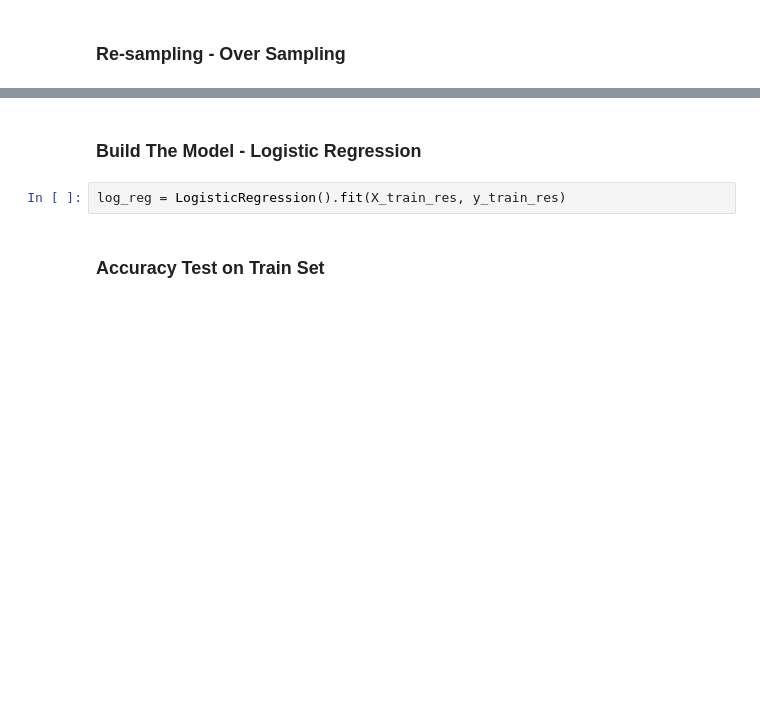
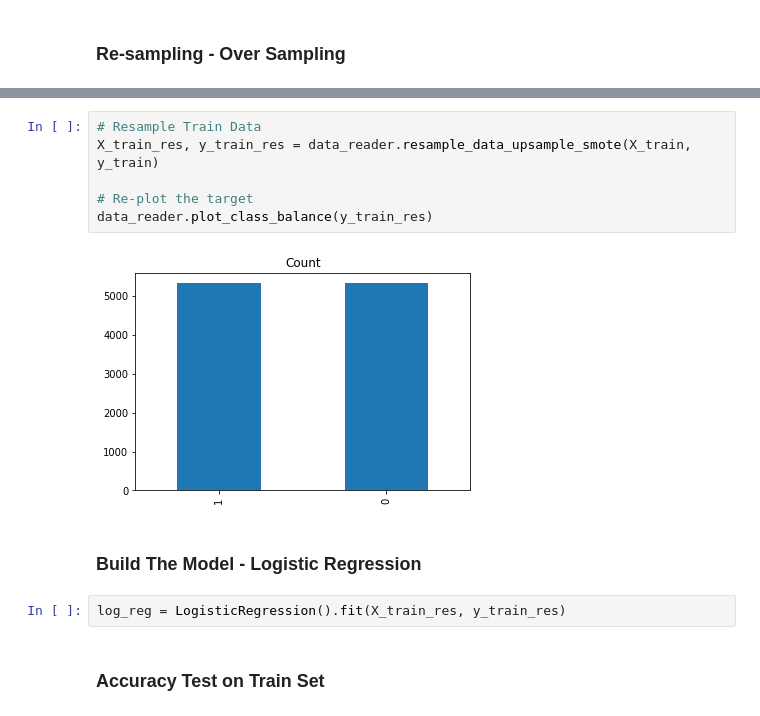
Before and after one commit to adv-dsi-group4/nba-career-prediction, a Jupyter notebook: notebooks/tin_hnin_13738339_week_2_logistic_regression_stdScaling_SMOTE_selectFeatures.ipynb, the cells around one changed output, grey strips where cells are left out. Saved outputs shown, nothing was run; the diff lists cells and outputs as text; blank space fills up the shorter version.

```diff
--- a/notebooks/tin_hnin_13738339_week_2_logistic_regression_stdScaling_SMOTE_selectFeatures.ipynb
+++ b/notebooks/tin_hnin_13738339_week_2_logistic_regression_stdScaling_SMOTE_selectFeatures.ipynb
@@ -163,3 +146,11 @@ y_val_count -  Counter({0: 1343, 1: 1343})
+# %%
+# Resample Train Data
+X_train_res, y_train_res = data_reader.resample_data_upsample_smote(X_train, y_train)
+
+# Re-plot the target
+data_reader.plot_class_balance(y_train_res)
+# %% [output]
+[figure, added]
 # %% [markdown]
 ### Build The Model - Logistic Regression
 # %%
```
Also changed, not shown: parts of 11 cells of this notebook, 5 other files.
